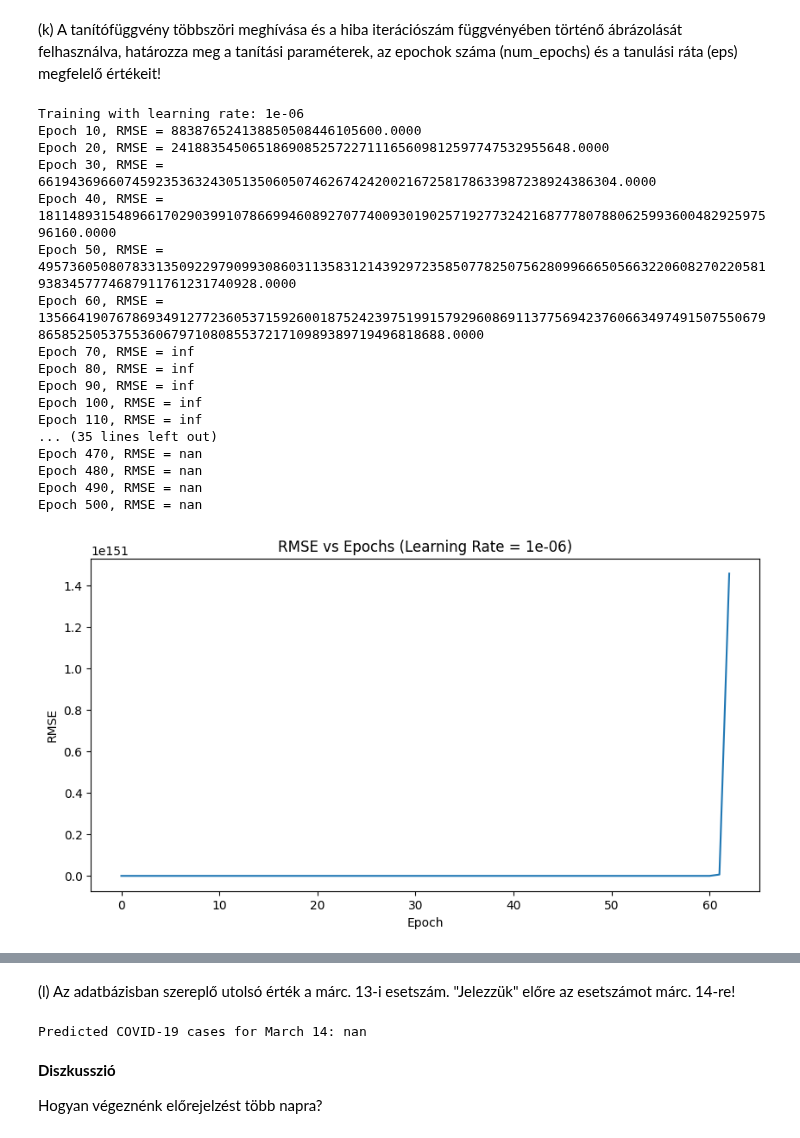
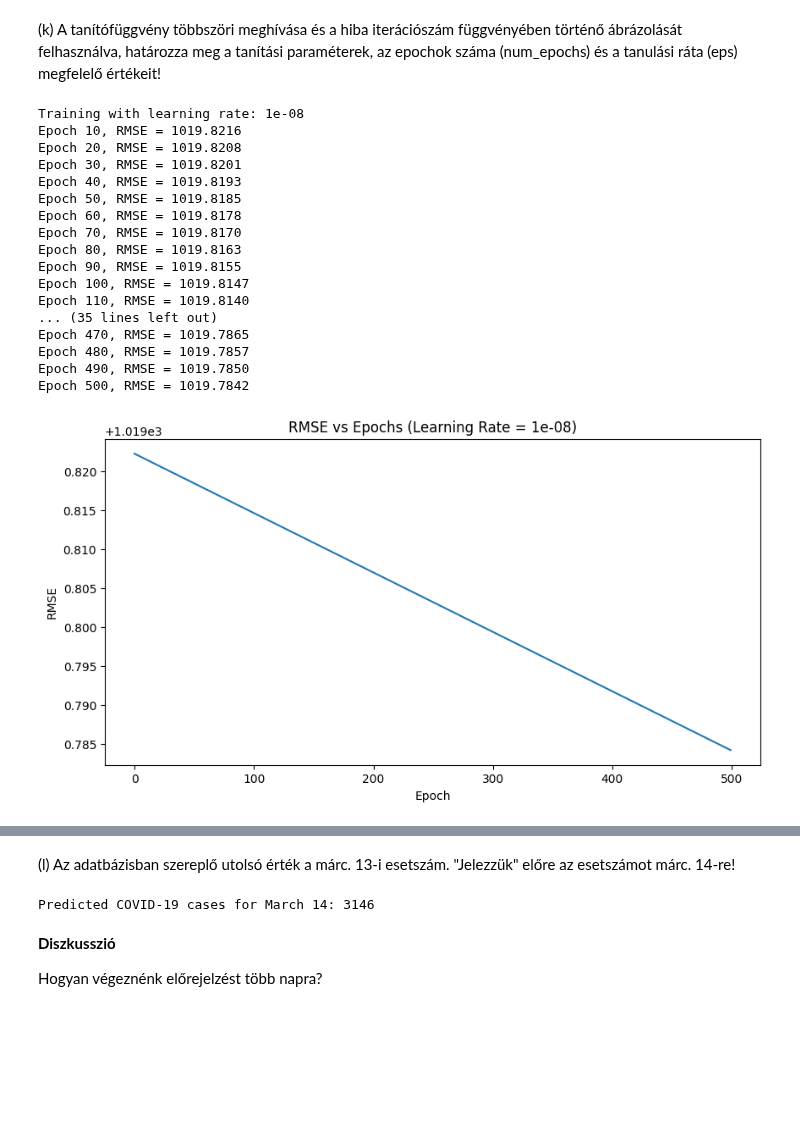
Before and after one commit to MemerGamer/IntelligensModszerekTantargy, a Jupyter notebook: LinearisRegresszio.ipynb, the cells around one changed output, grey strips where cells are left out. Saved outputs shown, nothing was run; the diff lists cells and outputs as text; code cells hidden in the pictures; blank space fills up the shorter version.

```diff
--- a/LinearisRegresszio.ipynb
+++ b/LinearisRegresszio.ipynb
@@ -723,5 +740,13 @@ derivatives_received = derivative_of_the_error(
 assert_array_equal(derivatives_received, derivatives_expected)
 # %% [markdown]
 (j) Az 1. feladatbelihez hasonlóan írja meg a modell tanítását (azaz a paraméterek értékeinek meghatározását) végző függvényt!
+# %%
+def normalize_data(data):
+  """Normalize data to have zero mean and unit variance"""
+  mean = np.mean(data, axis=0)
+  std = np.std(data, axis=0)
+  # Prevent division by zero
+  std[std == 0] = 1
+  return (data - mean) / std, mean, std
 # %%
 def train(xs: np.array, ys: np.array,
@@ -773,44 +832,51 @@ def train(xs: np.array, ys: np.array,
 (k) A tanítófüggvény többszöri meghívása és a hiba iterációszám függvényében történő ábrázolását felhasználva, határozza meg a tanítási paraméterek, az epochok száma (num_epochs) és a tanulási ráta (eps) megfelelő értékeit!
 # %%
 # Test different learning rates
-learning_rates = [1e-6, 1e-5, 1e-4]
+learning_rates = [1e-8, 1e-7, 1e-6]  # Much smaller learning rates
 epochs = 500
+
+best_error = float('inf')
+best_params = None
 
 for lr in learning_rates:
   print(f"Training with learning rate: {lr}")
-  best_w, all_w, all_err = train(xs, ys, num_epochs=epochs, eps=lr)
+  w, all_w, all_err, xs_mean, xs_std, ys_mean, ys_std = train(xs, ys, num_epochs=epochs, eps=lr)
+
+  if len(all_err) > 0 and all_err[-1] < best_error:
+    best_error = all_err[-1]
+    best_params = (w, xs_mean, xs_std, ys_mean, ys_std)
+    best_learning_rate = lr
 
   plt.figure(figsize=(10, 5))
   plt.plot(all_err)
   plt.title(f'RMSE vs Epochs (Learning Rate = {lr})')
   plt.xlabel('Epoch')
   plt.ylabel('RMSE')
   plt.show()
 
 # Based on the results, choose optimal hyperparameters
-# For example:
-optimal_lr = 1e-5
-optimal_epochs = 500
+optimal_lr = best_learning_rate
+optimal_epochs = 200
 print(f"Optimal hyperparameters: learning rate = {optimal_lr}, epochs = {optimal_epochs}")
 
 # Train with optimal hyperparameters
-best_w, all_w, all_err = train(xs, ys, num_epochs=optimal_epochs, eps=optimal_lr)
+best_w, all_w, all_err, xs_mean, xs_std, ys_mean, ys_std = train(xs, ys, num_epochs=optimal_epochs, eps=optimal_lr)
 # %% [output]
-Training with learning rate: 1e-06
-Epoch 10, RMSE = 883876524138850508446105600.0000
-Epoch 20, RMSE = 241883545065186908525722711165609812597747532955648.0000
-Epoch 30, RMSE = 66194369660745923536324305135060507462674242002167258178633987238924386304.0000
-Epoch 40, RMSE = 18114893154896617029039910786699460892707740093019025719277324216877780788062599360048292597596160.0000
-Epoch 50, RMSE = 4957360508078331350922979099308603113583121439297235850778250756280996665056632206082702205819383457774687911761231740928.0000
-Epoch 60, RMSE = 1356641907678693491277236053715926001875242397519915792960869113775694237606634974915075506798658525053755360679710808553721710989389719496818688.0000
-Epoch 70, RMSE = inf
-Epoch 80, RMSE = inf
-Epoch 90, RMSE = inf
-Epoch 100, RMSE = inf
-Epoch 110, RMSE = inf
+Training with learning rate: 1e-08
+Epoch 10, RMSE = 1019.8216
+Epoch 20, RMSE = 1019.8208
+Epoch 30, RMSE = 1019.8201
+Epoch 40, RMSE = 1019.8193
+Epoch 50, RMSE = 1019.8185
+Epoch 60, RMSE = 1019.8178
+Epoch 70, RMSE = 1019.8170
+Epoch 80, RMSE = 1019.8163
+Epoch 90, RMSE = 1019.8155
+Epoch 100, RMSE = 1019.8147
+Epoch 110, RMSE = 1019.8140
 ... (35 lines left out)
-Epoch 470, RMSE = nan
-Epoch 480, RMSE = nan
-Epoch 490, RMSE = nan
-Epoch 500, RMSE = nan
+Epoch 470, RMSE = 1019.7865
+Epoch 480, RMSE = 1019.7857
+Epoch 490, RMSE = 1019.7850
+Epoch 500, RMSE = 1019.7842
-[figure, old version]
+[figure, new version]
@@ -870,15 +936,22 @@ Epoch 500, RMSE = nan
 # %% [markdown]
 (l) Az adatbázisban szereplő utolsó érték a márc. 13-i esetszám. "Jelezzük" előre az esetszámot márc. 14-re!
 # %%
+
 # Get the last 14 days of data (for March 14 prediction)
 last_14_days = get_instance(len(data) - NUM_FEATURES)
 
-# Make prediction for March 14
-march_14_prediction = pred(best_w, last_14_days)
+# Normalize the input using the same parameters from training
+last_14_days_norm = (last_14_days - xs_mean) / xs_std
 
-print(f"Predicted COVID-19 cases for March 14: {march_14_prediction}")
+# Make prediction on normalized data
+march_14_prediction_norm = pred(best_w, last_14_days_norm)
+
+# Convert prediction back to original scale
+march_14_prediction = march_14_prediction_norm * ys_std + ys_mean
+
+print(f"Predicted COVID-19 cases for March 14: {int(march_14_prediction)}")
 # %% [output]
-Predicted COVID-19 cases for March 14: nan
+Predicted COVID-19 cases for March 14: 3146
 # %% [markdown]
 **Diszkusszió**
 
```
Also changed, not shown: parts of 8 cells of this notebook.
